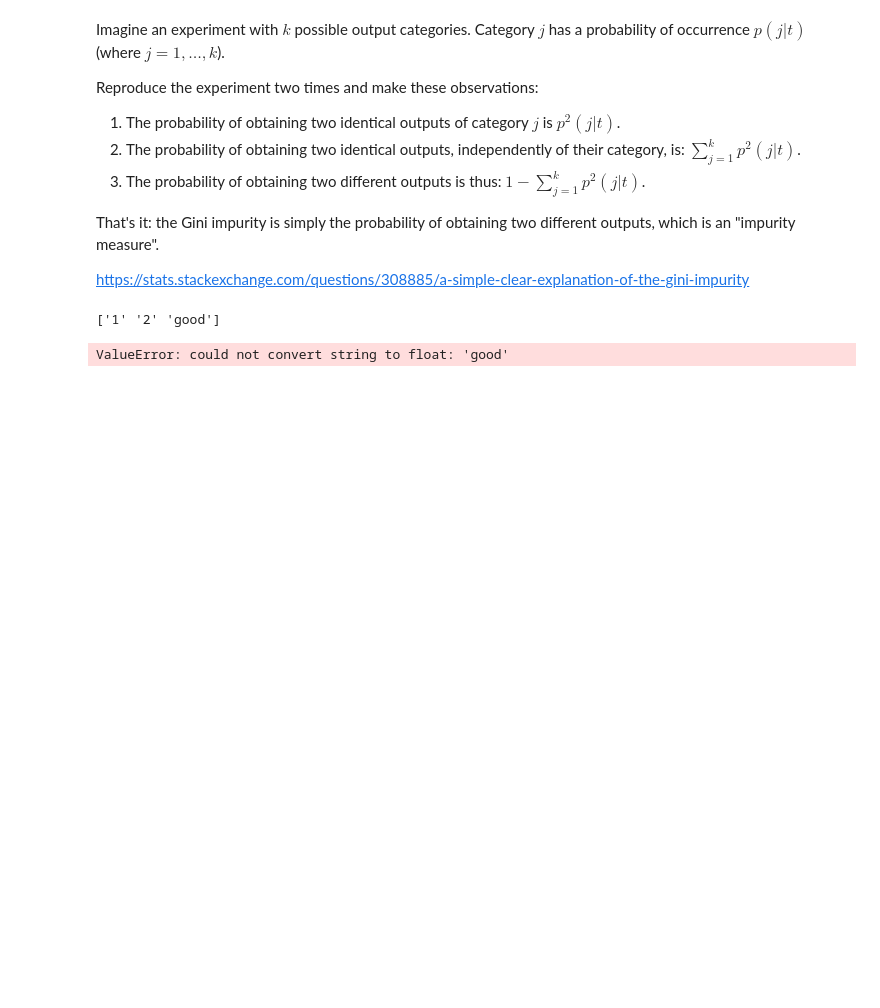
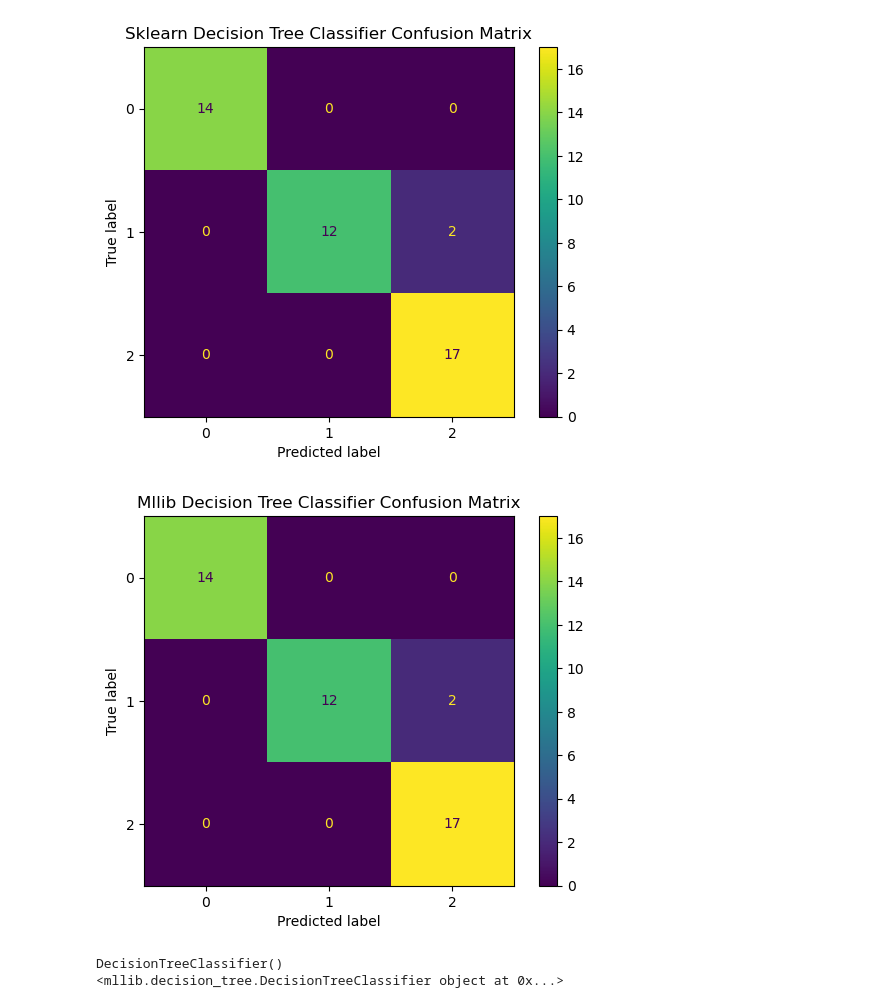
Before and after one commit to insdout/ML-Algorithms-From-Scratch, a Jupyter notebook: Decision_Trees.ipynb, the cells around one changed output. Drawn from its saved outputs; the diff is of its cells as text; code cells hidden in the pictures; blank space fills up the shorter version.

Commit message:
updated decision tree notebook

```diff
--- a/Decision_Trees.ipynb
+++ b/Decision_Trees.ipynb
@@ -264,34 +340,37 @@ https://stats.stackexchange.com/questions/308885/a-simple-clear-explanation-of-t
-# %% [markdown]
-Imagine an experiment with $k$ possible output categories. Category $j$ has a probability of occurrence $p(j|t)$ (where $j=1,\ldots,k$).
-
-Reproduce the experiment two times and make these observations:
-
-1. The probability of obtaining two identical outputs of category $j$ is $p^2(j|t)$.
-2. The probability of obtaining two identical outputs, independently of their category, is: $\sum_{j=1}^{k} p^2(j|t)$.
-3. The probability of obtaining two different outputs is thus: $1 - \sum_{j=1}^{k} p^2(j|t)$.
-
-That's it: the Gini impurity is simply the probability of obtaining two different outputs, which is an "impurity measure".
-
-https://stats.stackexchange.com/questions/308885/a-simple-clear-explanation-of-the-gini-impurity
-# %%
-import numpy as np
-from matplotlib import pyplot as plt
-
-from sklearn.model_selection import train_test_split
-from sklearn.datasets import load_iris
-from sklearn.tree import DecisionTreeClassifier
-from sklearn import tree
-
-iris = load_iris()
-X = iris.data
-y = iris.target
-X = np.array([[1,2, "good"], [4,5,"bad"]])
-y = np.array([1, 0])
-print(X[0,:])
-
-
-clf = DecisionTreeClassifier(max_leaf_nodes=3, random_state=0)
-clf.fit(X, y)
-# %% [output]
-['1' '2' 'good']
-ValueError: could not convert string to float: 'good'
+# %%
+from sklearn.datasets import load_iris
+from sklearn.tree import DecisionTreeClassifier as SklearnClassifier
+from sklearn.tree import  DecisionTreeRegressor as SklearnRegressor
+from sklearn.metrics import confusion_matrix, ConfusionMatrixDisplay
+from sklearn.model_selection import train_test_split
+from mllib.decision_tree import DecisionTreeClassifier, DecisionTreeRegressor
+import numpy as np
+import matplotlib.pyplot as plt
+
+iris = load_iris()
+X, y = iris.data, iris.target
+
+X_train, X_test, y_train, y_test = train_test_split(X, y, test_size=0.3)
+
+sk_clf = SklearnClassifier(max_depth=None).fit(X_train, y_train)
+sk_clf_pred = sk_clf.predict(X_test)
+mllib_clf = DecisionTreeClassifier(max_depth=None).fit(X_train, y_train)
+mllib_clf_pred = mllib_clf.predict(X_test)
+
+cm1 = ConfusionMatrixDisplay(confusion_matrix(y_test, sk_clf_pred))
+cm1.plot()
+plt.title("Sklearn Decision Tree Classifier Confusion Matrix")
+plt.show()
+
+cm2 = ConfusionMatrixDisplay(confusion_matrix(y_test, mllib_clf_pred))
+cm2.plot()
+plt.title("Mllib Decision Tree Classifier Confusion Matrix")
+plt.show()
+
+print(sk_clf)
+print(mllib_clf)
+# %% [output]
+[figure, added]
+[figure, added]
+DecisionTreeClassifier()
+<mllib.decision_tree.DecisionTreeClassifier object at 0x...>
```
Also changed, not shown: parts of 17 cells of this notebook, 1 other file.
